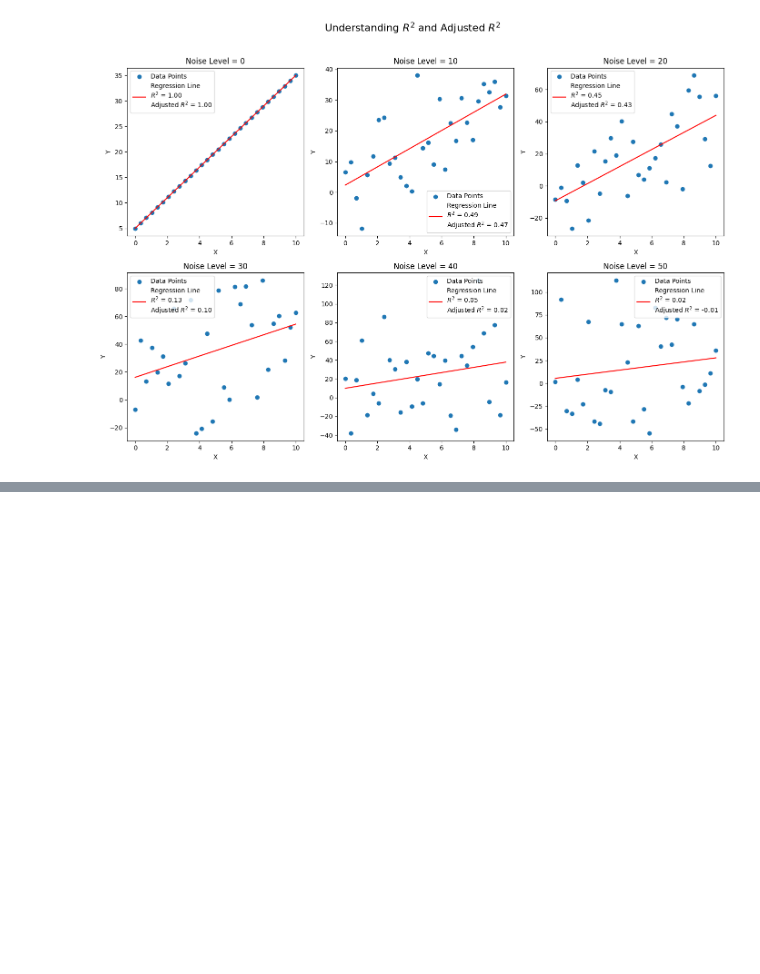
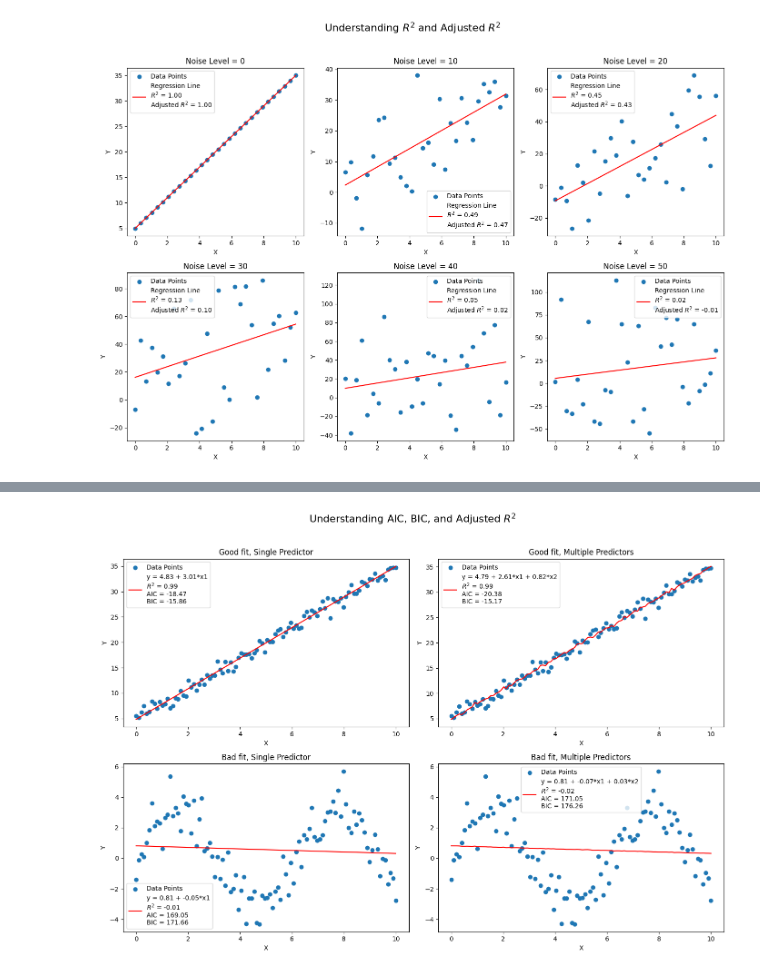
Before and after one commit to IST407-707/707-Week3-Lab, a Jupyter notebook: week3-lab.ipynb, the cells around one changed output, grey strips where cells are left out. Cells and saved outputs as stored; diff of their text form; code cells hidden in the pictures; blank space fills up the shorter version.

```diff
--- a/week3-lab.ipynb
+++ b/week3-lab.ipynb
@@ -108,0 +129,64 @@ plt.show()
+# %%
+import matplotlib.pyplot as plt
+import numpy as np
+import statsmodels.api as sm
+from sklearn.linear_model import LinearRegression
+
+# Data generation
+np.random.seed(42)
+x = np.linspace(0, 10, 100)
+y_good_fit = 3 * x + 5 + np.random.normal(0, 1, len(x))
+y_bad_fit = 3 * np.sin(x) + np.random.normal(0, 1, len(x))
+
+# Extra feature for multiple predictor scenario
+x_extra = 0.5 * x + 0.2 * np.random.normal(0, 1, len(x))
+
+# Function to calculate AIC and BIC
+def calc_aic_bic(y, y_pred, p):
+    resid = y - y_pred
+    sse = sum(resid**2)
+    n = len(y)
+    aic = n * np.log(sse/n) + 2*p
+    bic = n * np.log(sse/n) + np.log(n)*p
+    return aic, bic
+
+# Create subplots
+fig, axs = plt.subplots(2, 2, figsize=(14, 10))
+fig.suptitle("Understanding AIC, BIC, and Adjusted $R^2$", fontsize=16)
+
+# Scenarios: ["Good fit, Single Predictor", "Good fit, Multiple Predictors", "Bad fit, Single Predictor", "Bad fit, Multiple Predictors"]
+scenarios = [(y_good_fit, x.reshape(-1, 1), 'Good fit, Single Predictor'),
+             (y_good_fit, np.column_stack((x, x_extra)), 'Good fit, Multiple Predictors'),
+             (y_bad_fit, x.reshape(-1, 1), 'Bad fit, Single Predictor'),
+             (y_bad_fit, np.column_stack((x, x_extra)), 'Bad fit, Multiple Predictors')]
+
+# Loop through subplots to create different scenarios
+for i, (y, X, title) in enumerate(scenarios):
+    ax = axs.flatten()[i]
+    model = sm.OLS(y, sm.add_constant(X)).fit()
+    y_pred = model.predict(sm.add_constant(X))
+
+    # Coefficients for the regression formula
+    coeffs = model.params
+    formula = f"y = {coeffs[0]:.2f}"
+    for j in range(1, len(coeffs)):
+        formula += f" + {coeffs[j]:.2f}*x{j}"
+
+    # Calculate R-squared, AIC, BIC
+    r2 = model.rsquared_adj
+    aic, bic = calc_aic_bic(y, y_pred, model.df_model)
+
+    # Plotting
+    ax.scatter(x, y, label='Data Points')
+    ax.plot(x, y_pred, color='r', label=f"{formula}\n$R^2$ = {r2:.2f}\nAIC = {aic:.2f}\nBIC = {bic:.2f}")
+
+    #ax.plot(x, y_pred, color='r', label=f"Regression Line\n$R^2$ = {r2:.2f}\nAIC = {aic:.2f}\nBIC = {bic:.2f}")
+    ax.set_title(title)
+    ax.set_xlabel("X")
+    ax.set_ylabel("Y")
+    ax.legend()
+
+plt.tight_layout(rect=[0, 0, 1, 0.96])
+plt.show()
+# %% [output]
+[figure, added]
```
Also changed, not shown: parts of 27 cells of this notebook.
